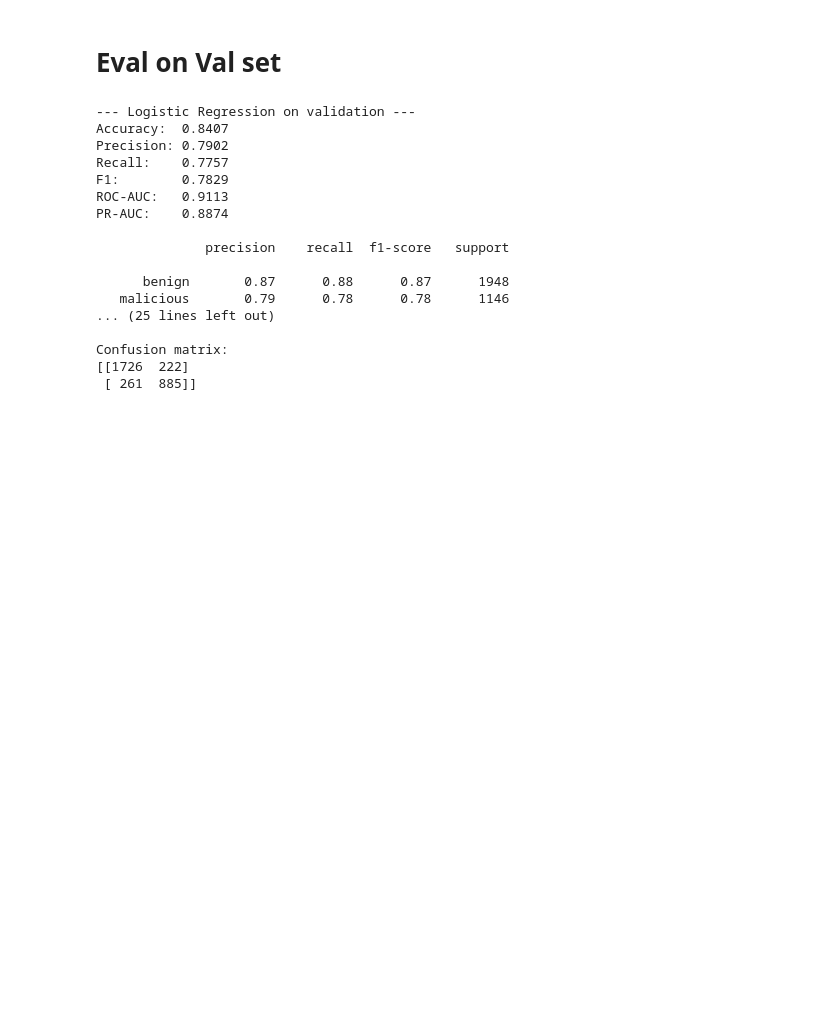
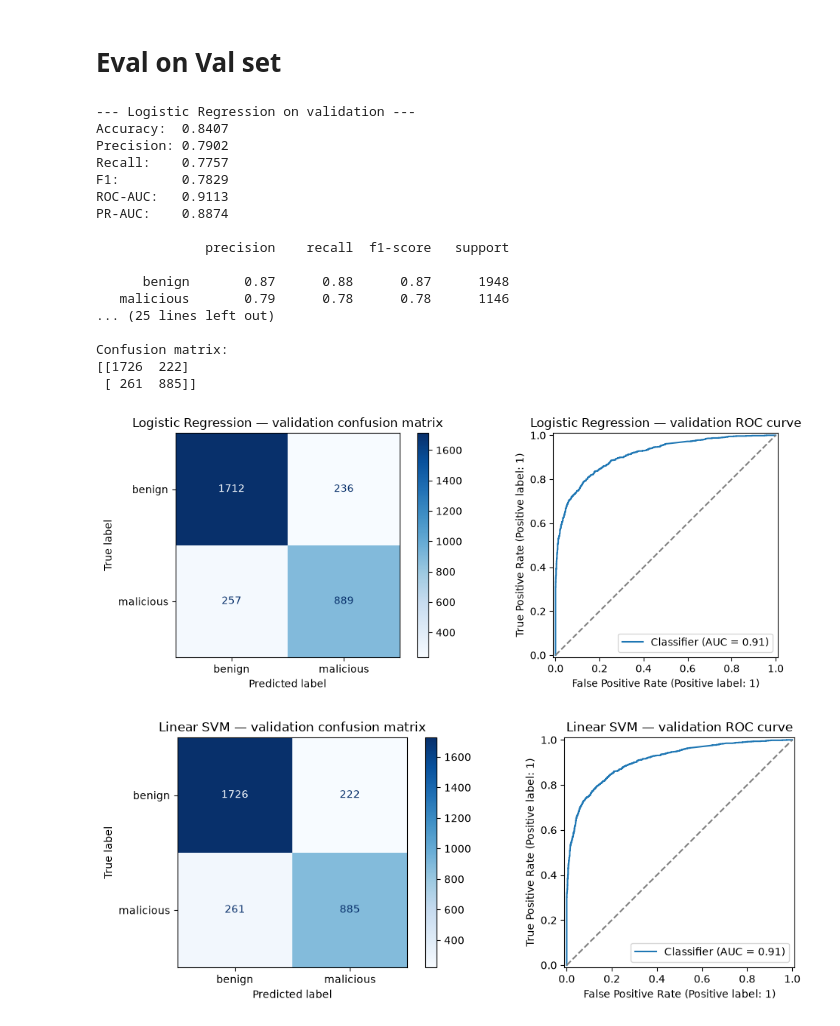
Before and after one commit to ver1812/Capstone_Project, a Jupyter notebook: models/01_traditional_ml.ipynb, the cells around one changed output. Drawn from its saved outputs; the diff is of its cells as text; code cells hidden in the pictures; blank space fills up the shorter version.

Commit message:
done with logreg

```diff
--- a/models/01_traditional_ml.ipynb
+++ b/models/01_traditional_ml.ipynb
@@ -192,6 +192,32 @@ def evaluate_model(model, X, y_true, split_name, model_name):
         "roc_auc": float(roc_auc),
         "pr_auc": float(pr_auc),
     }
+# %%
+import matplotlib.pyplot as plt
+from sklearn.metrics import ConfusionMatrixDisplay, RocCurveDisplay
+
+
+def plot_confusion_and_roc(model, X, y_true, model_name, split_name):
+    y_scores = get_scores(model, X)
+    y_pred = model.predict(X)
+
+    fig, axes = plt.subplots(1, 2, figsize=(11, 4))
+
+    ConfusionMatrixDisplay.from_predictions(
+        y_true,
+        y_pred,
+        display_labels=["benign", "malicious"],
+        cmap="Blues",
+        ax=axes[0],
+    )
+    axes[0].set_title(f"{model_name} — {split_name} confusion matrix")
+
+    RocCurveDisplay.from_predictions(y_true, y_scores, ax=axes[1])
+    axes[1].plot([0, 1], [0, 1], linestyle="--", color="gray")
+    axes[1].set_title(f"{model_name} — {split_name} ROC curve")
+
+    plt.tight_layout()
+    plt.show()
 # %% [markdown]
 # Eval on Val set
 # %%
@@ -215,3 +241,9 @@ PR-AUC:    0.8874
 Confusion matrix:
 [[1726  222]
  [ 261  885]]
+# %%
+plot_confusion_and_roc(best_logreg, X_val, y_val, "Logistic Regression", "validation")
+plot_confusion_and_roc(best_svm, X_val, y_val, "Linear SVM", "validation")
+# %% [output]
+[figure, added]
+[figure, added]
```
